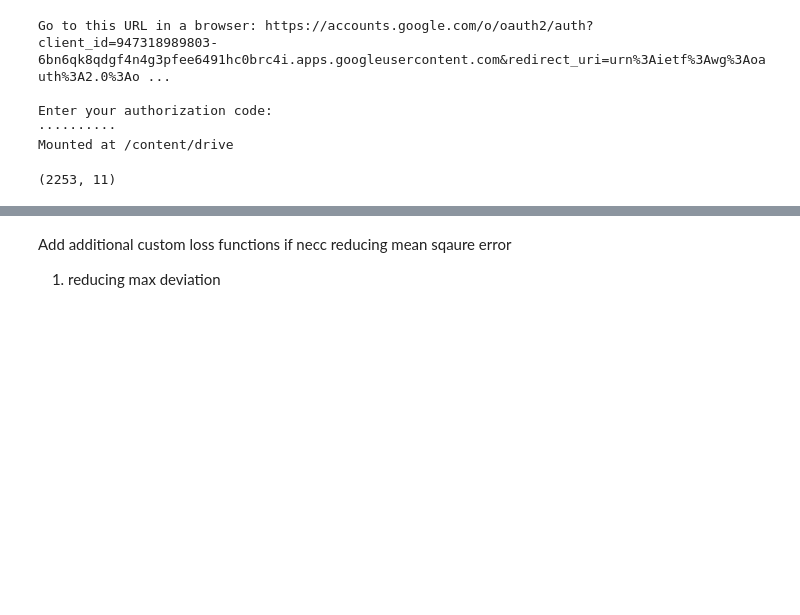
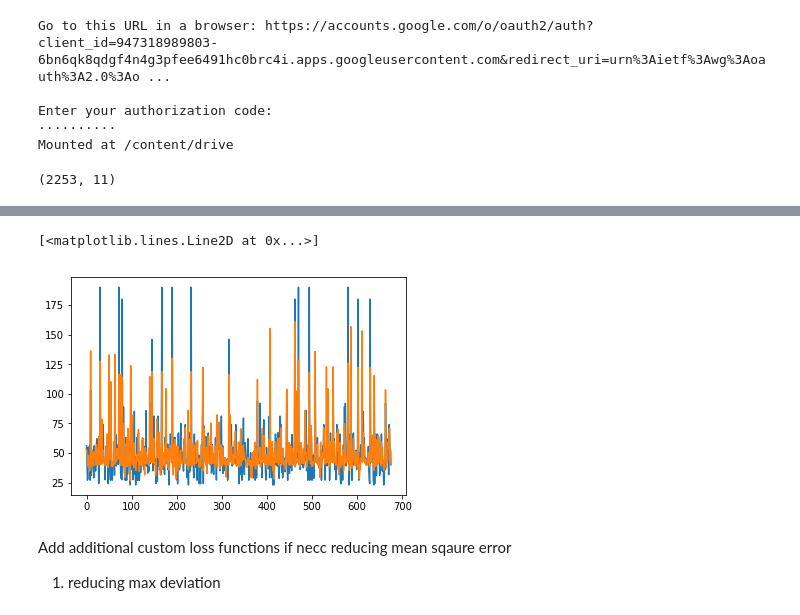
Before and after one commit to harshitadd/VisionAir, a Jupyter notebook: Modeltf.ipynb, the cells around one changed output, grey strips where cells are left out. Cells and saved outputs as stored; diff of their text form; code cells hidden in the pictures; blank space fills up the shorter version.

Commit message:
Actual+Predicted values of Keras NN

```diff
--- a/Modeltf.ipynb
+++ b/Modeltf.ipynb
@@ -175,3 +175,20 @@ plt.plot(val_ls[1:])
 # %%
-print(model.predict(x_test_t))
+predicted = model.predict(x_test_t)
+# %%
+# print(np.shape(y_test_t))
+# print(np.shape(predicted))
+
+actual =[]
+pred=[]
+
+show = np.hstack((y_test_t, predicted))
+for i in show:
+  actual.append(i[0])
+  pred.append(i[1])
+# %%
+plt.plot(actual)
+plt.plot(pred)
+# %% [output]
+[<matplotlib.lines.Line2D at 0x...>]
+[figure, added]
 # %%
```
Also changed, not shown: parts of 7 cells of this notebook.
